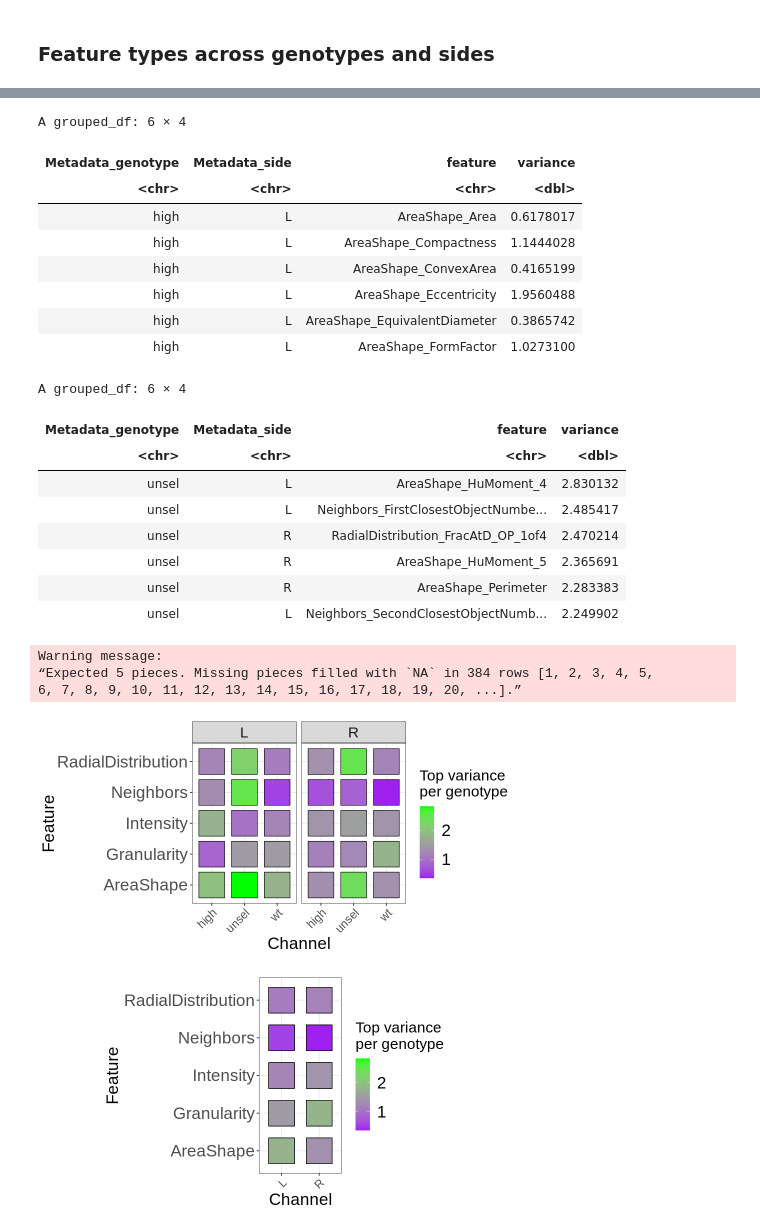
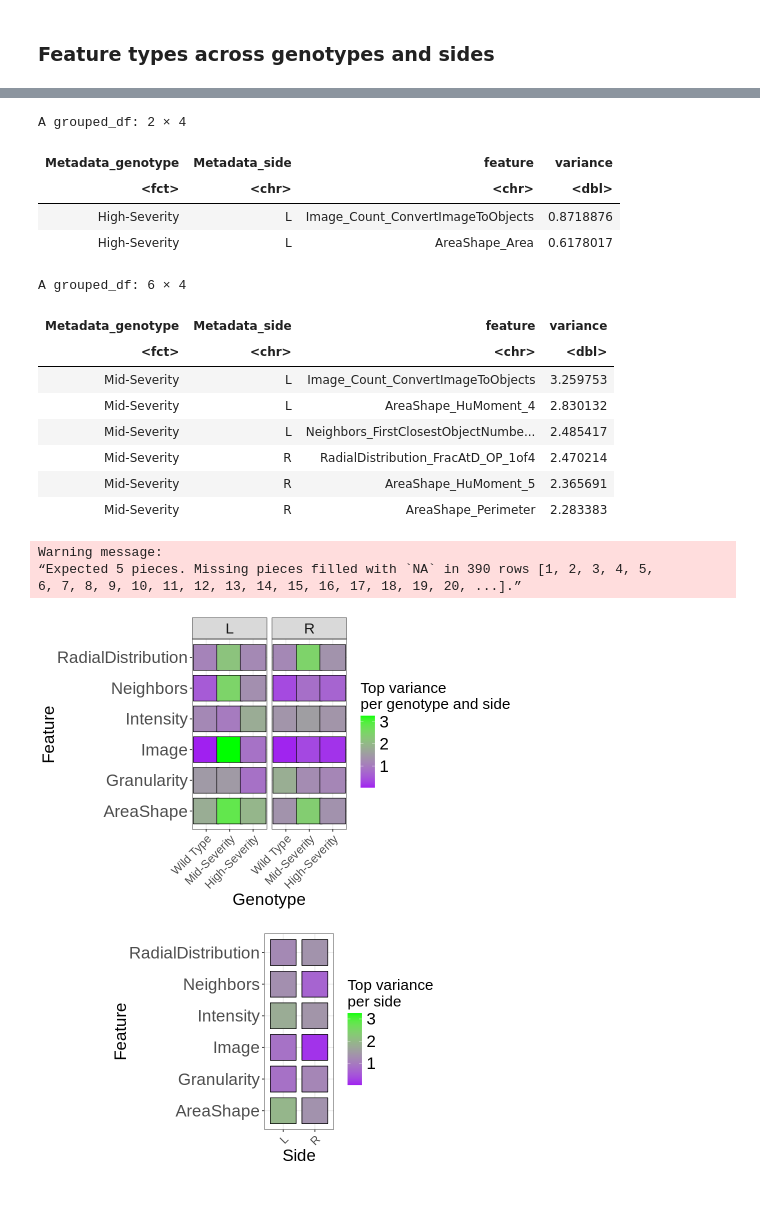
Before and after one commit to MikeLippincott/Nichols_Lab_Collaboration, a Jupyter notebook: 6.analyze_features/notebooks/3.plot_features.ipynb, the cells around one changed output, grey strips where cells are left out. Drawn from its saved outputs; the diff is of its cells as text; code cells hidden in the pictures; blank space fills up the shorter version.

```diff
--- a/6.analyze_features/notebooks/3.plot_features.ipynb
+++ b/6.analyze_features/notebooks/3.plot_features.ipynb
@@ -151,17 +165,19 @@ variance_df <- features_df %>%
   group_by(Metadata_genotype, Metadata_side) %>%
   summarize_all(var) %>%
   pivot_longer(cols = -c(Metadata_genotype, Metadata_side), names_to = "feature", values_to = "variance")
-head(variance_df)
+# replace the Metadata_genotype with the actual genotype name
+variance_df$Metadata_genotype <- gsub("high", "High-Severity", variance_df$Metadata_genotype)
+variance_df$Metadata_genotype <- gsub("unsel", "Mid-Severity", variance_df$Metadata_genotype)
+variance_df$Metadata_genotype <- gsub("wt", "Wild Type", variance_df$Metadata_genotype)
+# factorize the genotype
+variance_df$Metadata_genotype <- factor(variance_df$Metadata_genotype, levels = c("Wild Type", "Mid-Severity", "High-Severity"))
+head(variance_df,2)
 # %% [output]
-A grouped_df: 6 × 4
+A grouped_df: 2 × 4
 | Metadata_genotype | Metadata_side | feature | variance |
-| <chr> | <chr> | <chr> | <dbl> |
-| high | L | AreaShape_Area | 0.6178017 |
-| high | L | AreaShape_Compactness | 1.1444028 |
-| high | L | AreaShape_ConvexArea | 0.4165199 |
-| high | L | AreaShape_Eccentricity | 1.9560488 |
-| high | L | AreaShape_EquivalentDiameter | 0.3865742 |
-| high | L | AreaShape_FormFactor | 1.0273100 |
+| <fct> | <chr> | <chr> | <dbl> |
+| High-Severity | L | Image_Count_ConvertImageToObjects | 0.8718876 |
+| High-Severity | L | AreaShape_Area | 0.6178017 |
 # %%
 # order the df by variance
 variance_df <- variance_df %>% arrange(desc(variance))
@@ -169,13 +185,13 @@ head(variance_df)
 # %% [output]
 A grouped_df: 6 × 4
 | Metadata_genotype | Metadata_side | feature | variance |
-| <chr> | <chr> | <chr> | <dbl> |
-| unsel | L | AreaShape_HuMoment_4 | 2.830132 |
-| unsel | L | Neighbors_FirstClosestObjectNumbe... | 2.485417 |
-| unsel | R | RadialDistribution_FracAtD_OP_1of4 | 2.470214 |
-| unsel | R | AreaShape_HuMoment_5 | 2.365691 |
-| unsel | R | AreaShape_Perimeter | 2.283383 |
-| unsel | L | Neighbors_SecondClosestObjectNumb... | 2.249902 |
+| <fct> | <chr> | <chr> | <dbl> |
+| Mid-Severity | L | Image_Count_ConvertImageToObjects | 3.259753 |
+| Mid-Severity | L | AreaShape_HuMoment_4 | 2.830132 |
+| Mid-Severity | L | Neighbors_FirstClosestObjectNumbe... | 2.485417 |
+| Mid-Severity | R | RadialDistribution_FracAtD_OP_1of4 | 2.470214 |
+| Mid-Severity | R | AreaShape_HuMoment_5 | 2.365691 |
+| Mid-Severity | R | AreaShape_Perimeter | 2.283383 |
 # %%
 
 variance_df <- variance_df %>%
@@ -200,41 +216,41 @@ variance_df <- variance_df %>%
     dplyr::slice_max(order_by = variance, n = 1)
 # %% [output]
 Warning message:
-“Expected 5 pieces. Missing pieces filled with `NA` in 384 rows [1, 2, 3, 4, 5,
+“Expected 5 pieces. Missing pieces filled with `NA` in 390 rows [1, 2, 3, 4, 5,
 6, 7, 8, 9, 10, 11, 12, 13, 14, 15, 16, 17, 18, 19, 20, ...].”
 # %%
 width <- 8
-height <- 4
+height <- 5
 options(repr.plot.width=width, repr.plot.height=height)
 
 coef_gg <- (
         ggplot(variance_df, aes(x = Metadata_genotype, y = feature_group))
         + geom_point(aes(fill = abs(variance)), pch = 22, size = 16)
         # + facet_wrap("~compartment", ncol = 3)
         + theme_bw()
         + scale_fill_continuous(
             name="Top variance \nper genotype and side",
             low = "purple",
             high = "green",
         )
         + xlab("Genotype")
         + ylab("Feature")
 
         + figure_theme
         + theme(
             axis.text.x = element_text(angle = 45, hjust = 1, size = 14),
         )
         # rotate x axis labels
         + theme(axis.text.x = element_text(angle = 45, hjust = 1))
         + theme(plot.title = element_text(hjust = 0.5))
         # + ggplot2::coord_fixed()
         + facet_wrap(~Metadata_side)
         )
 coef_gg
 # save the plot
 ggsave(file="top_variance_per_genotype_and_side.png", plot=coef_gg, path= file.path("..","figures"), dpi=600, width=width, height=height, units="in", limitsize = FALSE)
 # %% [output]
-[figure, old version]
+[figure, new version]
 # %%
 width <- 8
 height <- 4
@@ -266,4 +282,4 @@ coef_gg
 # save the plot
 ggsave(file="top_variance_per_side.png", plot=coef_gg, path= file.path("..","figures"), dpi=600, width=width, height=height, units="in", limitsize = FALSE)
 # %% [output]
-[figure, old version]
+[figure, new version]
```
Also changed, not shown: parts of 7 cells of this notebook, 47 other files.
